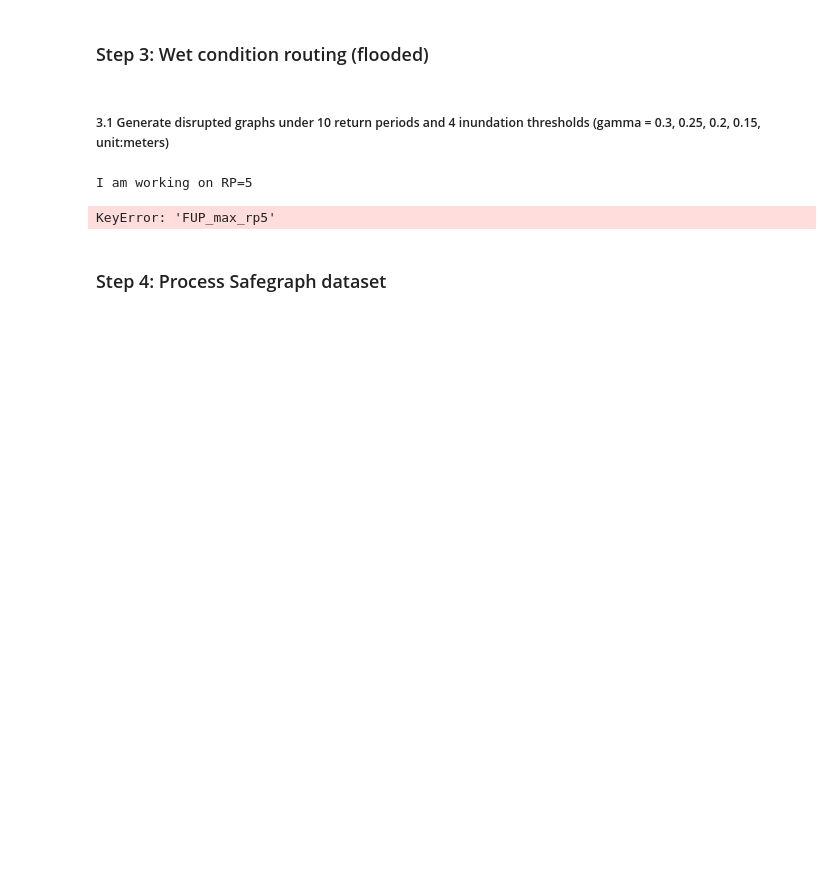
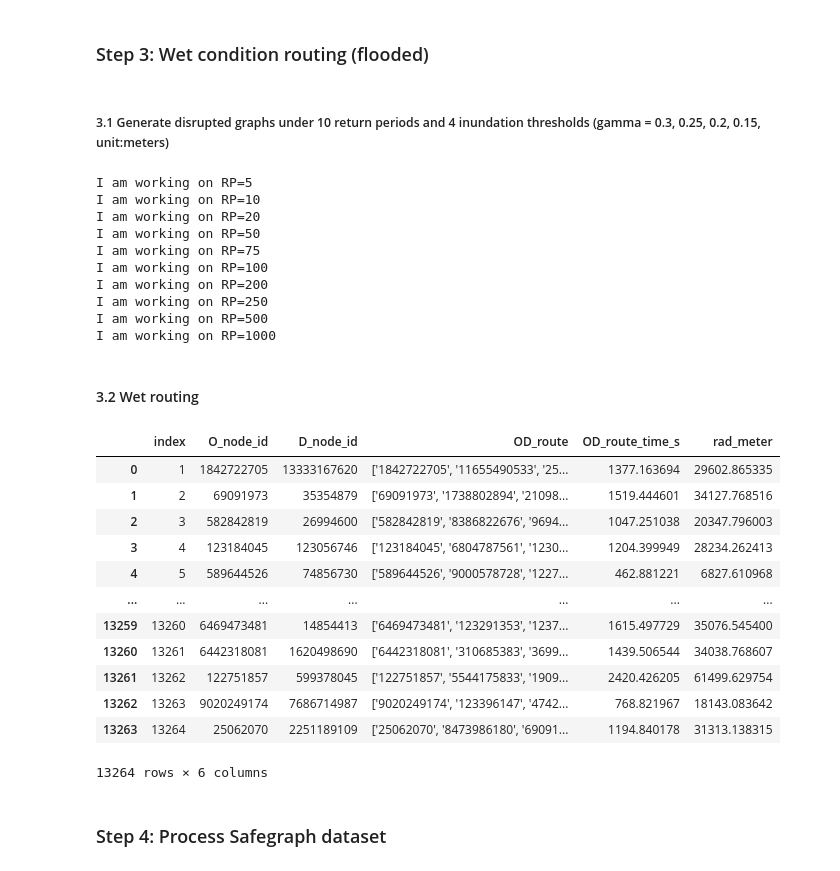
Before and after one commit to jesuslovesyiyi/Global-road-network-resilience, a Jupyter notebook: analysis/05_Validation.ipynb, the cells around one changed output. Saved outputs shown, nothing was run; the diff lists cells and outputs as text; code cells hidden in the pictures; blank space fills up the shorter version.

```diff
--- a/analysis/05_Validation.ipynb
+++ b/analysis/05_Validation.ipynb
@@ -966,6 +963,22 @@ LA_flood_graph = nx.read_graphml(home_dir + '/LA_validation/LA_flood10.graphml')
 # %%
-# Load network/graph with edge speed and travel time
-LA_graph = pickle.load(open(home_dir + '/LA_validation/LA_lite_elev_flood_speed_time.pk', 'rb'))
+# Load graph for LA
+LA_flood_graph = nx.read_graphml(home_dir + '/LA_validation/LA_output_addnodes.graphml')
+
+# Re-Assign travel speed value ("ms" m/s) for all edges
+for i,j, data in LA_flood_graph.edges.data():
+    # check if attribute 'maxspeed' exist or not
+    if 'maxspeed' in data:
+        # now entries could be 'x mph' or '['30 mph', '45 mph']'
+        speed_mps = get_speed(data['maxspeed'])* 0.44704 # convert mph to m/s
+        data['ms'] = speed_mps
+    else: # if 'maxspeed' not available in attribute
+        # check highway type
+        highway_type = data['highway']
+        speed_ms = get_min_speed_from_highway(highway_type, highway_ms_dict)
+        if speed_ms is None:
+            edges_to_remove.append((i,j))
+        else:
+            data["ms"] = speed_ms
 
 flooded_graphs_dir = home_dir + '/LA_validation/flooded_graphs' # folder to store disrupted graphs
 
@@ -980,26 +993,60 @@ for rp in RP_lst:
     print('I am working on RP=' + str(rp))
     for gamma in gamma_lst:
         # Make a copy of the graph
-        LA_graph_copy = LA_graph.copy()
+        LA_graph_copy = LA_flood_graph.copy()
         # Delete nodes with flood inundation greater than critical inundation threshold, e.g., 30cm or 0.3m
-        for node_id, node_data in LA_graph.nodes.data():
+        for node_id, node_data in LA_flood_graph.nodes.data():
             if node_data['FUP_max_rp' + str(rp)] >= gamma and node_data['FUP_max_rp' + str(rp)] < 99:
                 LA_graph_copy.remove_node(node_id)
+
+        # Remove residual service or residential edges
+        edges_to_remove = []
 
         # Add flood travel speed
         for start_id, end_id, edge_data in LA_graph_copy.edges.data():
             edge_water_depth_m = max(LA_graph_copy.nodes[start_id]['FUP_max_rp'+str(rp)], LA_graph_copy.nodes[end_id]['FUP_max_rp'+str(rp)])
             edge_flood_depth_mm = edge_data['FUP_max_rp'+str(rp)]*1000 # unit:mm
-            designed_speed_ms = edge_data['ms'] # m/s
-            theoretical_speed_ms = (86.9448 - (0.5529*edge_flood_depth_mm) + (0.0009*edge_flood_depth_mm*edge_flood_depth_mm))/3.6 # m/s
-            speed_final = min(theoretical_speed_ms, designed_speed_ms)
-            LA_graph_copy[start_id][end_id][0]['speed_ms_rp'+ str(rp) + "_" + str(gamma)] = speed_final
-            LA_graph_copy[start_id][end_id][0]['time_s_rp'+ str(rp) + "_" + str(gamma)] = float(edge_data['length'])/speed_final
+            try:
+                designed_speed_ms = edge_data['ms'] # m/s
+                theoretical_speed_ms = (86.9448 - (0.5529*edge_flood_depth_mm) + (0.0009*edge_flood_depth_mm*edge_flood_depth_mm))/3.6 # m/s
+                speed_final = min(theoretical_speed_ms, designed_speed_ms)
+                LA_graph_copy[start_id][end_id][0]['speed_ms_rp'+ str(rp) + "_" + str(gamma)] = speed_final
+                LA_graph_copy[start_id][end_id][0]['time_s_rp'+ str(rp) + "_" + str(gamma)] = float(edge_data['length'])/speed_final
+            except KeyError:
+                    # Remove residential and service roads
+                    edges_to_remove.append((start_id, end_id))
 
+        LA_flood_graph.remove_edges_from(edges_to_remove)
         with open(flooded_graphs_dir + '/LA_graph_disrupted_FUP_' + str(rp) + "_" + str(gamma)+ '.pk', 'wb') as handle:
             pickle.dump(LA_graph_copy, handle, protocol=2)
-
-        break
 # %% [output]
 I am working on RP=5
+I am working on RP=10
+I am working on RP=20
+I am working on RP=50
+I am working on RP=75
+I am working on RP=100
+I am working on RP=200
+I am working on RP=250
+I am working on RP=500
+I am working on RP=1000
-KeyError: 'FUP_max_rp5'
+# %% [markdown]
+#### 3.2 Wet routing
+# %%
+OD_baseline = pd.read_csv(home_dir + '/LA_validation/la_OD_df_e5.csv', index_col=0) # 'rad_meter': travel radius in meters
+# %%
+OD_baseline
+# %% [output]
+|  | index | O_node_id | D_node_id | OD_route | OD_route_time_s | rad_meter |
+| 0 | 1 | 1842722705 | 13333167620 | ['1842722705', '11655490533', '25... | 1377.163694 | 29602.865335 |
+| 1 | 2 | 69091973 | 35354879 | ['69091973', '1738802894', '21098... | 1519.444601 | 34127.768516 |
+| 2 | 3 | 582842819 | 26994600 | ['582842819', '8386822676', '9694... | 1047.251038 | 20347.796003 |
+| 3 | 4 | 123184045 | 123056746 | ['123184045', '6804787561', '1230... | 1204.399949 | 28234.262413 |
+| 4 | 5 | 589644526 | 74856730 | ['589644526', '9000578728', '1227... | 462.881221 | 6827.610968 |
+| ... | ... | ... | ... | ... | ... | ... |
+| 13259 | 13260 | 6469473481 | 14854413 | ['6469473481', '123291353', '1237... | 1615.497729 | 35076.545400 |
+| 13260 | 13261 | 6442318081 | 1620498690 | ['6442318081', '310685383', '3699... | 1439.506544 | 34038.768607 |
+| 13261 | 13262 | 122751857 | 599378045 | ['122751857', '5544175833', '1909... | 2420.426205 | 61499.629754 |
+| 13262 | 13263 | 9020249174 | 7686714987 | ['9020249174', '123396147', '4742... | 768.821967 | 18143.083642 |
+| 13263 | 13264 | 25062070 | 2251189109 | ['25062070', '8473986180', '69091... | 1194.840178 | 31313.138315 |
+13264 rows × 6 columns
```
Also changed, not shown: parts of 6 cells of this notebook.
